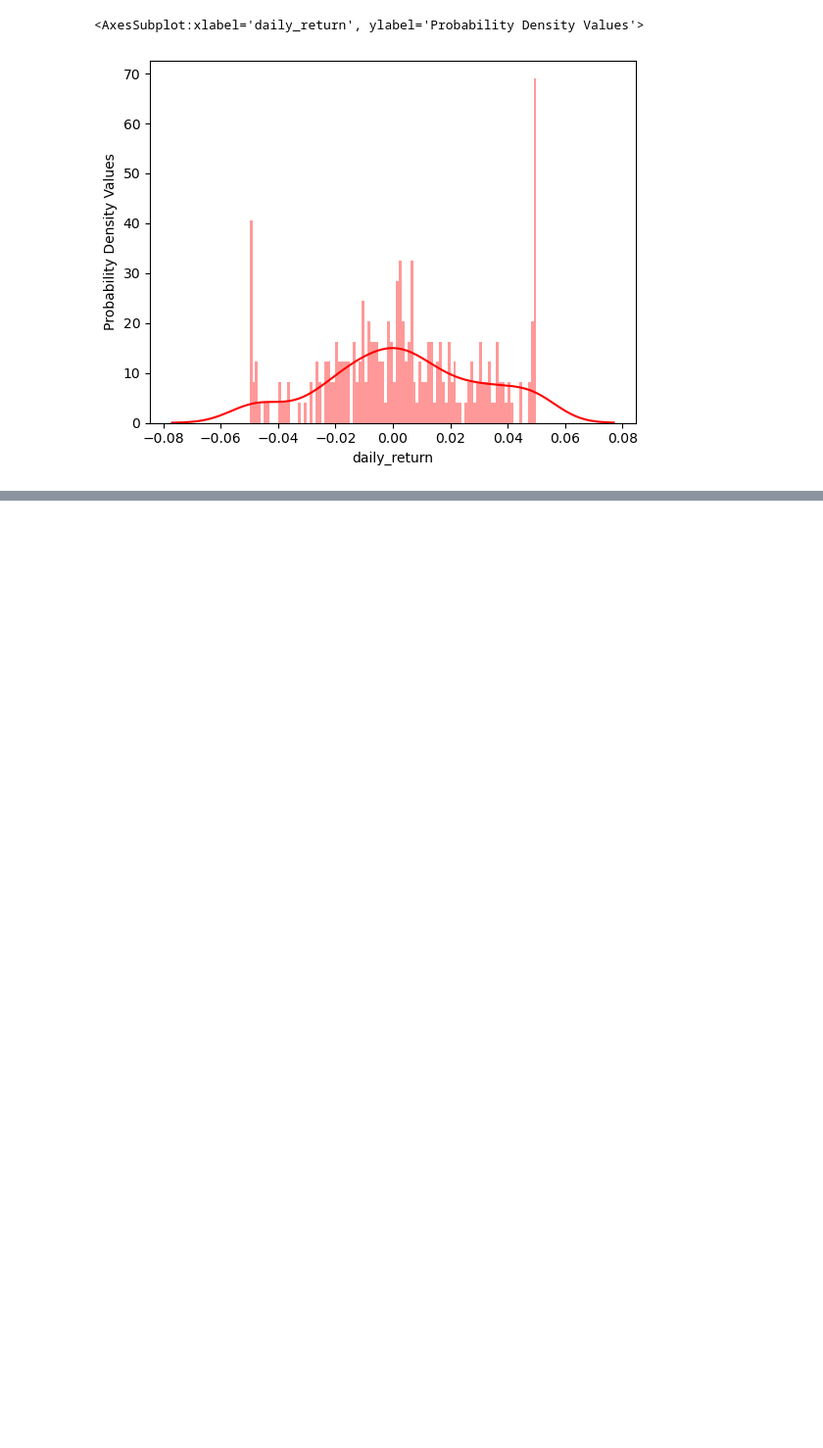
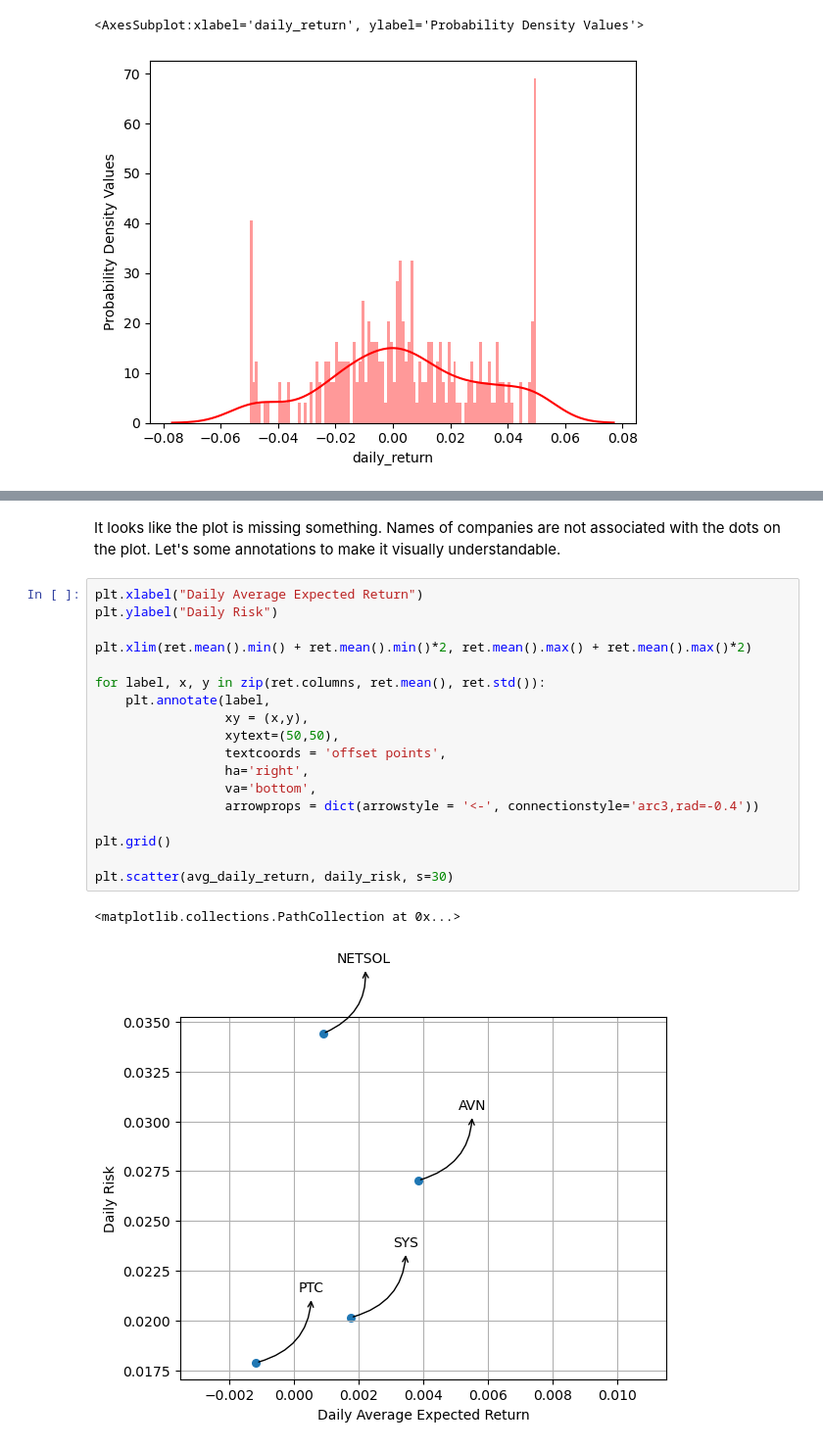
Before and after one commit to ZobaerIslam/stockMarketAnalysis, a Jupyter notebook: stock_market_analysis.ipynb, the cells around one changed output, grey strips where cells are left out. Shown at 98% size. Drawn from its saved outputs; the diff is of its cells as text; blank space fills up the shorter version.

```diff
--- a/stock_market_analysis.ipynb
+++ b/stock_market_analysis.ipynb
@@ -375,0 +438,23 @@ From this correlation, we can infer that **NETSOL** and **Avanceon** are correla
+# %% [markdown]
+It looks like the plot is missing something. Names of companies are not associated with the dots on the plot. Let's some annotations to make it visually understandable.
+# %%
+plt.xlabel("Daily Average Expected Return")
+plt.ylabel("Daily Risk")
+
+plt.xlim(ret.mean().min() + ret.mean().min()*2, ret.mean().max() + ret.mean().max()*2)
+
+for label, x, y in zip(ret.columns, ret.mean(), ret.std()):
+    plt.annotate(label,
+                 xy = (x,y),
+                 xytext=(50,50),
+                 textcoords = 'offset points',
+                 ha='right',
+                 va='bottom',
+                 arrowprops = dict(arrowstyle = '<-', connectionstyle='arc3,rad=-0.4'))
+
+plt.grid()
+
+plt.scatter(avg_daily_return, daily_risk, s=30)
+# %% [output]
+<matplotlib.collections.PathCollection at 0x...>
+[figure, added]
```
Also changed, not shown: parts of 30 cells of this notebook.
